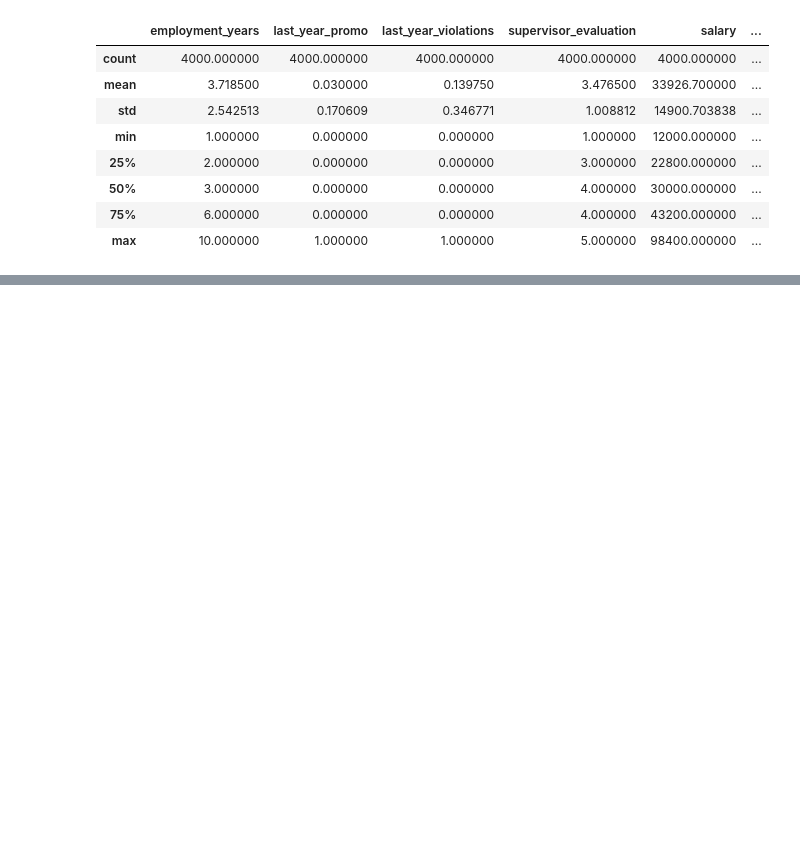
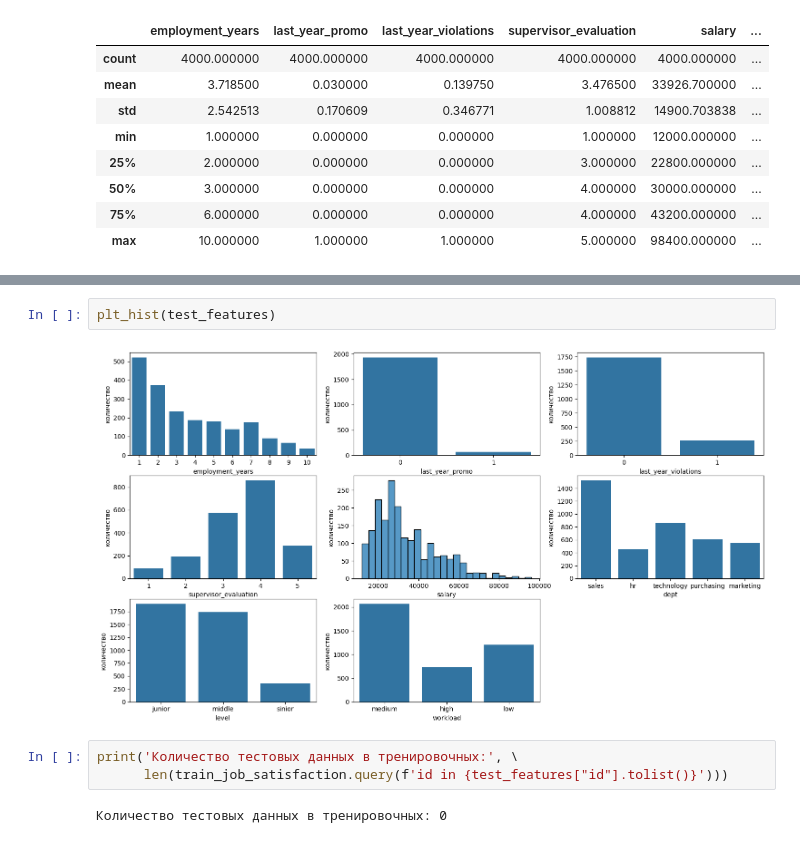
Before and after one commit to serguntsov/ML_HR_ANALYST, a Jupyter notebook: satisfaction_rate_job.ipynb, the cells around one changed output, grey strips where cells are left out. Saved outputs shown, nothing was run; the diff lists cells and outputs as text; blank space fills up the shorter version.

```diff
--- a/satisfaction_rate_job.ipynb
+++ b/satisfaction_rate_job.ipynb
@@ -409,0 +435,9 @@ train_job_satisfaction['last_year_violations'].sum()
+# %%
+plt_hist(test_features)
+# %% [output]
+[figure, added]
+# %%
+print('Количество тестовых данных в тренировочных:', \
+      len(train_job_satisfaction.query(f'id in {test_features["id"].tolist()}')))
+# %% [output]
+Количество тестовых данных в тренировочных: 0
```
Also changed, not shown: parts of 14 cells of this notebook.
